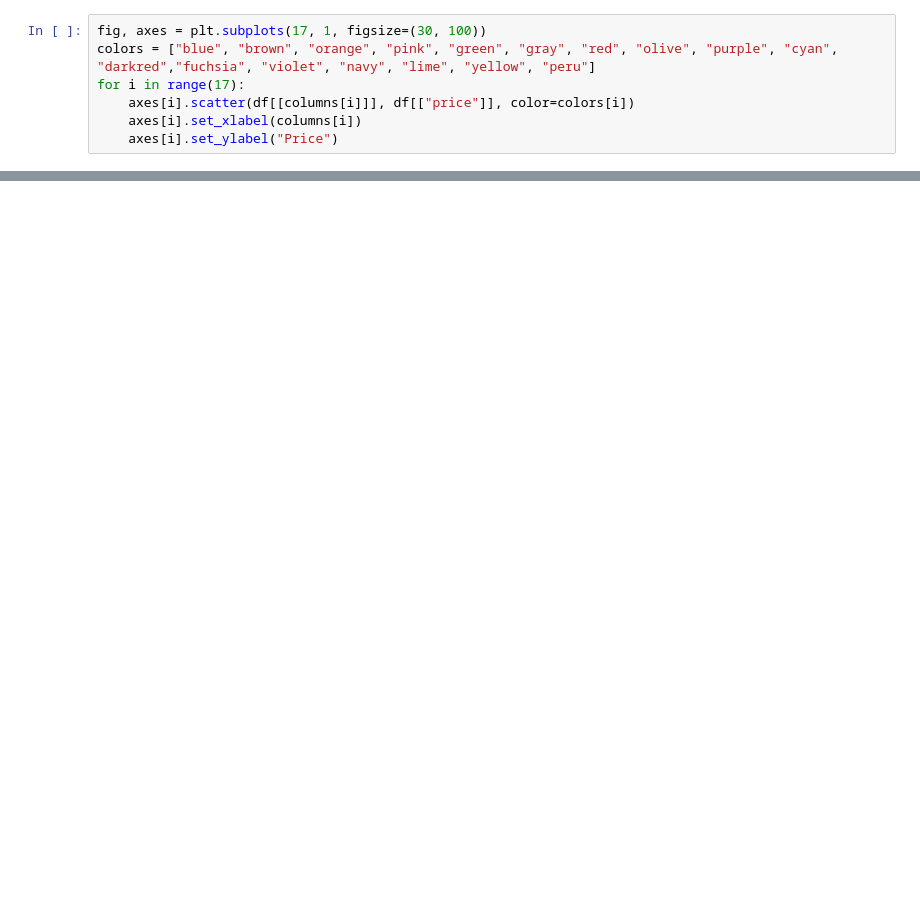
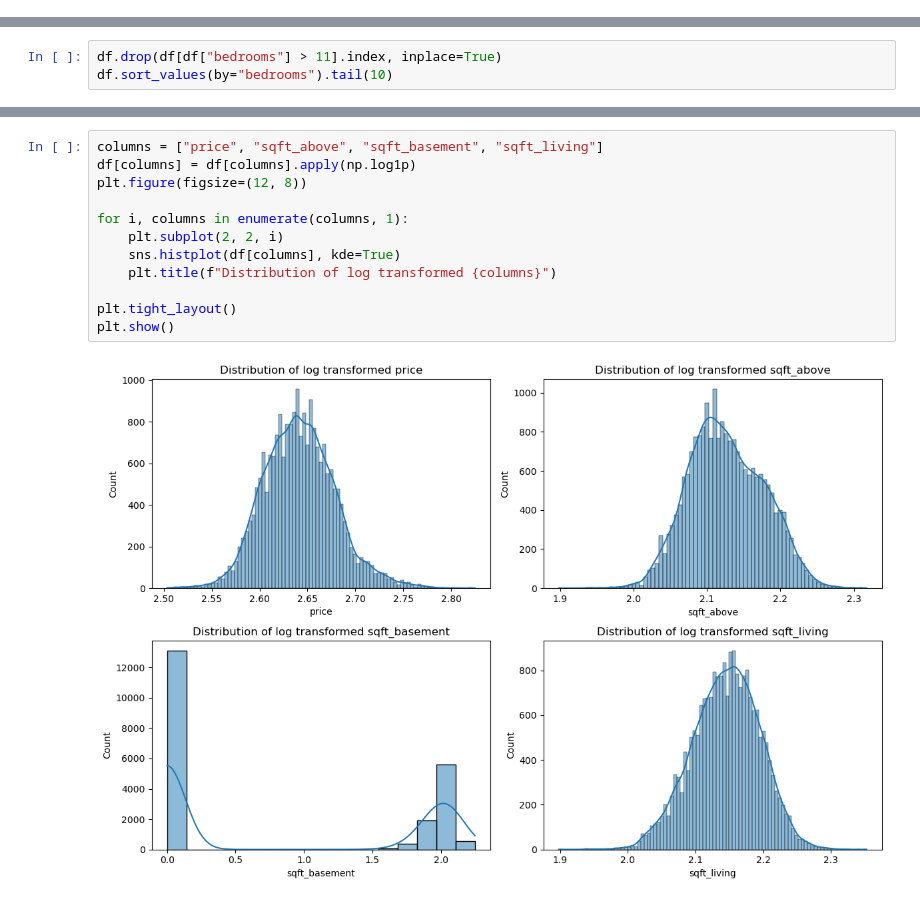
Before and after one commit to mahdi13830510/KC_house_price_prediction, a Jupyter notebook: KC_House_Price.ipynb, the cells around one changed output, grey strips where cells are left out. Saved outputs shown, nothing was run; the diff lists cells and outputs as text; blank space fills up the shorter version.

```diff
--- a/KC_House_Price.ipynb
+++ b/KC_House_Price.ipynb
@@ -46,7 +29,0 @@ columns
-# %%
-fig, axes = plt.subplots(17, 1, figsize=(30, 100))
-colors = ["blue", "brown", "orange", "pink", "green", "gray", "red", "olive", "purple", "cyan", "darkred","fuchsia", "violet", "navy", "lime", "yellow", "peru"]
-for i in range(17):
-    axes[i].scatter(df[[columns[i]]], df[["price"]], color=colors[i])
-    axes[i].set_xlabel(columns[i])
-    axes[i].set_ylabel("Price")
@@ -54,0 +86,3 @@ for i in range(17):
+# %%
+df.drop(df[df["bedrooms"] > 11].index, inplace=True)
+df.sort_values(by="bedrooms").tail(10)
@@ -54,0 +101,14 @@ for i in range(17):
+# %%
+columns = ["price", "sqft_above", "sqft_basement", "sqft_living"]
+df[columns] = df[columns].apply(np.log1p)
+plt.figure(figsize=(12, 8))
+
+for i, columns in enumerate(columns, 1):
+    plt.subplot(2, 2, i)
+    sns.histplot(df[columns], kde=True)
+    plt.title(f"Distribution of log transformed {columns}")
+
+plt.tight_layout()
+plt.show()
+# %% [output]
+[figure, added]
```
Also changed, not shown: parts of 20 cells of this notebook.
